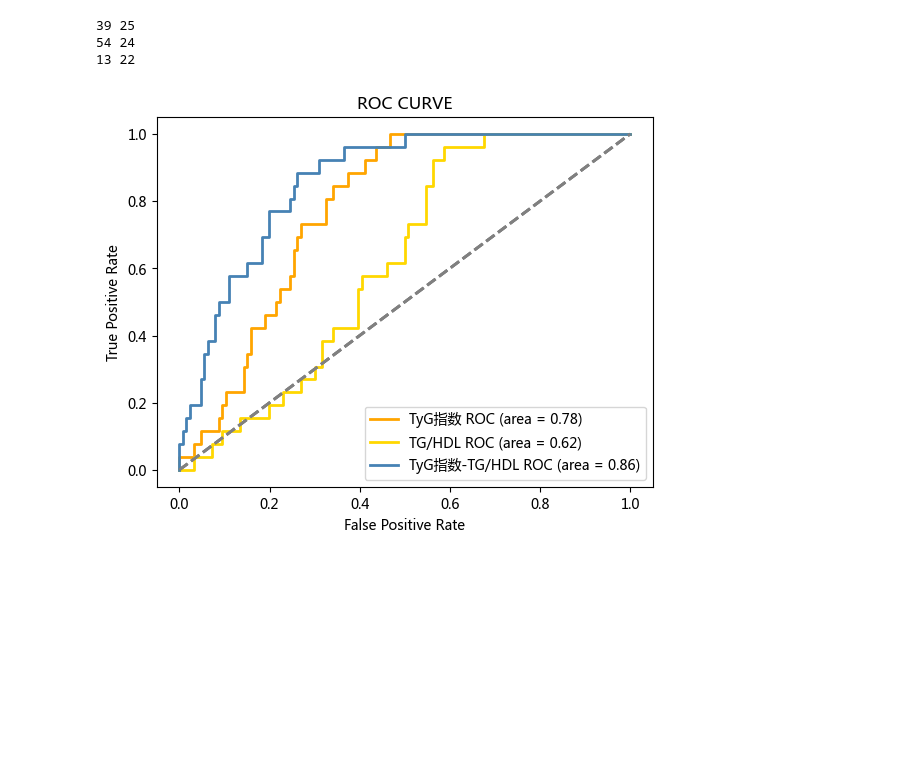
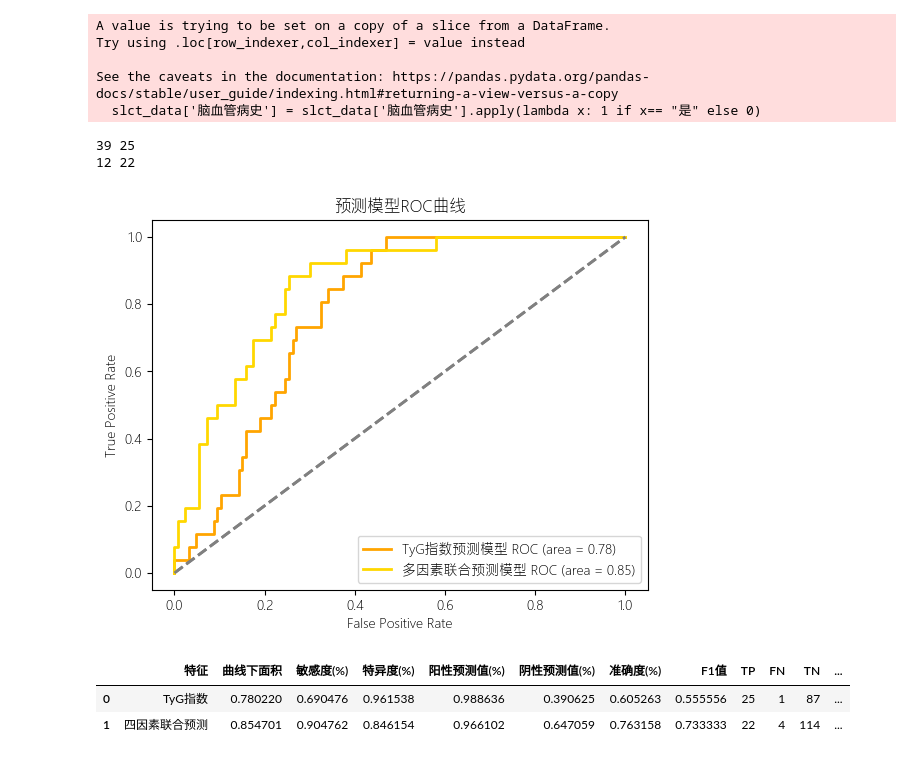
Before and after one commit to BaiTianGang/bean_analysis, a Jupyter notebook: roc_95.ipynb, the cells around one changed output. Drawn from its saved outputs; the diff is of its cells as text; code cells hidden in the pictures; blank space fills up the shorter version.

```diff
--- a/roc_95.ipynb
+++ b/roc_95.ipynb
@@ -15,7 +15,8 @@ import matplotlib
 # 读取数据
 # data = pd.read_excel('./data/清洗数据-0714.xlsx')
 # data = data[data['年龄']>60]
-data = pd.read_excel('./data/0827/data_gt_60.xlsx')
+# data = pd.read_excel('./data/0827/data_gt_60.xlsx')
+data = pd.read_excel('./data/data_gt_60_new0901.xlsx')
 import matplotlib.pyplot as plt
 matplotlib.rc("font", family='Microsoft YaHei')
 plt.rcParams['axes.unicode_minus'] = False
@@ -27,3 +23,21 @@ X_train, X_test, y_train, y_test = train_test_split(X, y, test_size=0.33, random
+# %%
+slct_data = data[['TyG指数',
+                  '脑血管病史',
+                  'LDL-C检测值',
+                  '心率',
+                  "TG/HDL",
+                  'mace']]
+slct_data['脑血管病史'] = slct_data['脑血管病史'].apply(lambda x: 1 if x== "是" else 0)
+
+X = slct_data[['TyG指数','脑血管病史', 'LDL-C检测值','心率',"TG/HDL"]].to_numpy()
+y = slct_data['mace'].to_numpy()
+X_train, X_test, y_train, y_test = train_test_split(X, y, test_size=0.33, random_state=42)
+# %% [output]
+A value is trying to be set on a copy of a slice from a DataFrame.
+Try using .loc[row_indexer,col_indexer] = value instead
+
+See the caveats in the documentation: https://pandas.pydata.org/pandas-docs/stable/user_guide/indexing.html#returning-a-view-versus-a-copy
+  slct_data['脑血管病史'] = slct_data['脑血管病史'].apply(lambda x: 1 if x== "是" else 0)
 # %%
 # def exec_classifier(train_data_m, train_y, test_data_m,test_y,model_list):
 # 曲线下面积 敏感度(%) 特异度(%) 阳性预测值(%) 阴性预测值(%) 准确度(% ) F1值
@@ -38,12 +52,13 @@ res_data = []
 
 color_names = ['orange','gold','steelblue', 'mediumpurple','palegoldenrod','palegreen',
                'paleturquoise','palevioletred','papayawhip','peachpuff','peru','pink','plum','powderblue','purple']
+comp_list = [0,4]
 for train_data_m, train_y, test_data_m,test_y,feat_name,color_name  in zip(
-    [X_train[:,:1], X_train[:,1:],X_train],
-    [y_train,y_train,y_train],
-    [X_test[:,:1],X_test[:,1:],X_test],
-    [y_test,y_test,y_test],
-    ['TyG指数','TG/HDL','TyG指数-TG/HDL'],
+    [X_train[:,:1], X_train[:,comp_list]],
+    [y_train,y_train],
+    [X_test[:,:1], X_test[:,comp_list]],
+    [y_test, y_test],
+    ['TyG指数预测模型','多因素联合预测模型'],
     color_names):
     # 做gridsearch
     clf = LogisticRegression().fit(train_data_m, train_y)
@@ -87,36 +102,35 @@ for train_data_m, train_y, test_data_m,test_y,feat_name,color_name  in zip(
 
     print(FP, TP)
 
 
     from sklearn.metrics import auc
 
     roc_auc = auc(fpr, tpr)
     # if roc_auc > 0.75:
     #     print(f"\t\t\t当前模型{alg_name}，计算结果{roc_auc}")
     # print(roc_auc)
     res_data.append({
         "特征":feat_name,
         "曲线下面积": roc_auc,
          "敏感度(%)": sensitivity,
          "特异度(%)": specificity,
          "阳性预测值(%)": positive_ratio,
          "阴性预测值(%)": negative_ratio,
          "准确度(%)": accuracy,
          "F1值": f1,
     "TP":TP,"FN":FN,"TN":TN,"FP":FP})
     plt.plot(fpr, tpr, label=f'{feat_name} ROC (area = {round(roc_auc,2)})', lw=2,color=color_name)
     plt.plot([0, 1], [0, 1], '--', lw=2, color = 'grey')
     plt.xlim([-0.05, 1.05])  # 设置x、y轴的上下限，以免和边缘重合，更好的观察图像的整体
     plt.ylim([-0.05, 1.05])
     plt.xlabel('False Positive Rate')
     plt.ylabel('True Positive Rate')  # 可以使用中文，但需要导入一些库即字体
-    plt.title("ROC CURVE")
+    plt.title("预测模型ROC曲线")
     plt.legend(loc="lower right")
 # plt.show()
-plt.savefig('./data/0829/roc曲线图.png',dpi=300)
+plt.savefig('./data/0902/roc曲线图.png',dpi=300)
 # %% [output]
 39 25
-54 24
-13 22
+12 22
-[figure, old version]
+[figure, new version]
 # %%
@@ -123,0 +138,6 @@ pd.DataFrame(res_data).to_excel('./data/0829/f1值.xlsx',index=None)
+# %%
+pd.DataFrame(res_data)
+# %% [output]
+|  | 特征 | 曲线下面积 | 敏感度(%) | 特异度(%) | 阳性预测值(%) | 阴性预测值(%) | 准确度(%) | F1值 | TP | FN | TN | ... |
+| 0 | TyG指数 | 0.780220 | 0.690476 | 0.961538 | 0.988636 | 0.390625 | 0.605263 | 0.555556 | 25 | 1 | 87 | ... |
+| 1 | 四因素联合预测 | 0.854701 | 0.904762 | 0.846154 | 0.966102 | 0.647059 | 0.763158 | 0.733333 | 22 | 4 | 114 | ... |
```
Also changed, not shown: parts of 2 cells of this notebook, 13 other files.
